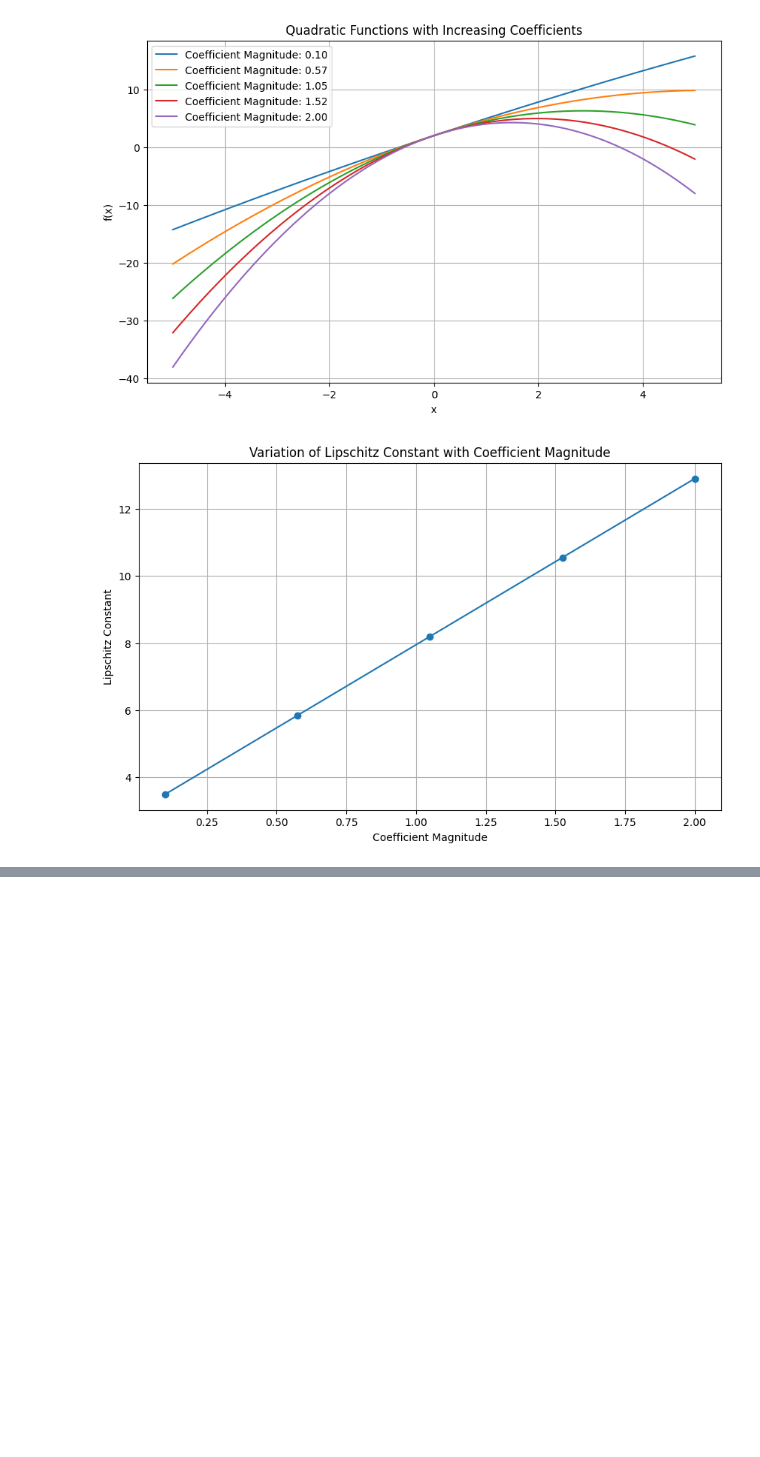
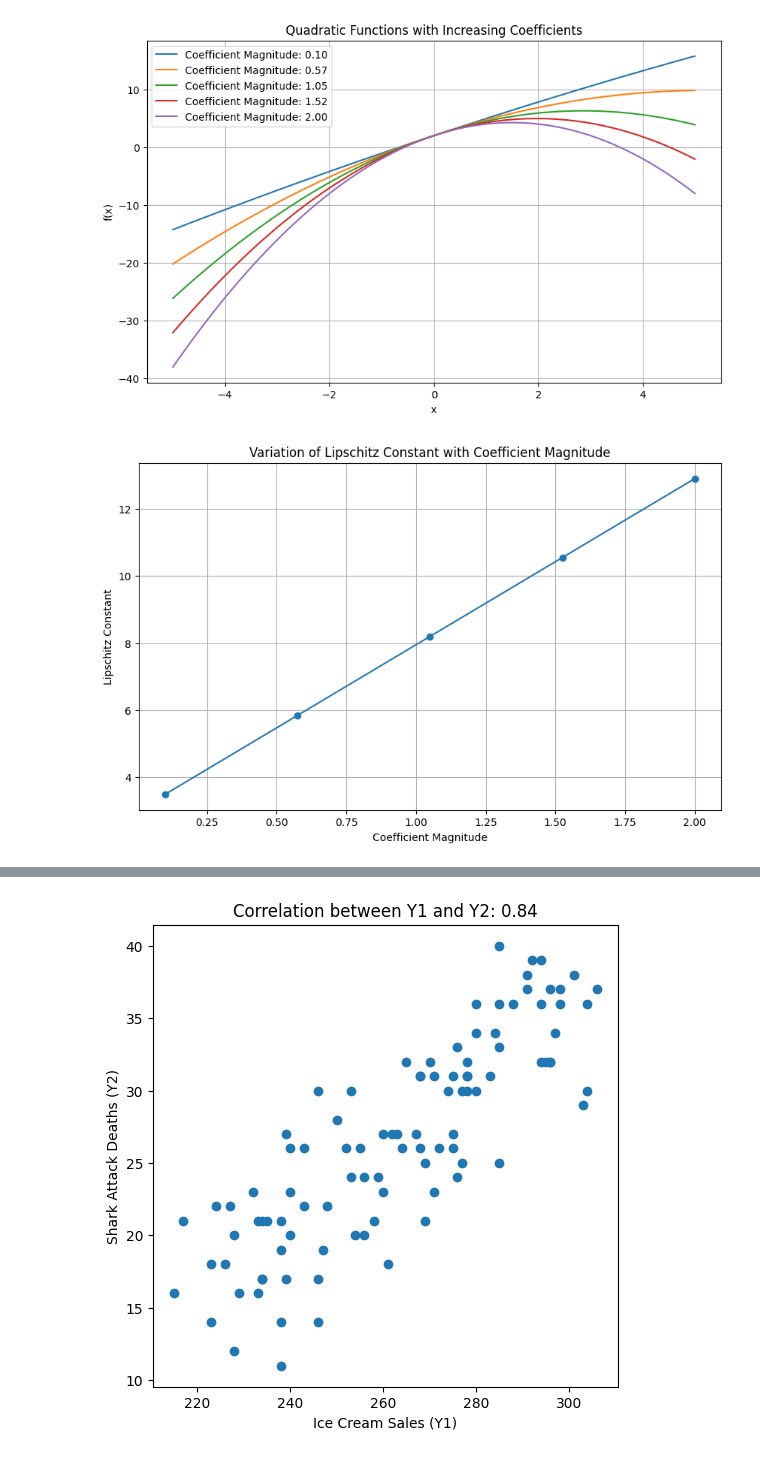
Before and after one commit to pmrai/gpt_share, a Jupyter notebook: test.ipynb, the cells around one changed output, grey strips where cells are left out. Cells and saved outputs as stored; diff of their text form; code cells hidden in the pictures; blank space fills up the shorter version.

```diff
--- a/test.ipynb
+++ b/test.ipynb
@@ -1908,0 +1954,100 @@ y_pred = pipeline.predict(X_test)  # Use your custom predictor for predictions
+# %%
+import pandas as pd
+import numpy as np
+import random
+import statsmodels.api as sm
+import matplotlib.pyplot as plt
+
+# Set a random seed for reproducibility
+random.seed(42)
+
+# Define the number of data points for the summer months
+n = 100
+
+# Generate synthetic data for temperature (X) during the summer
+X = np.random.uniform(70, 100, n)  # Random temperatures between 70°F and 100°F
+
+# Generate synthetic data for ice cream sales (Y1)
+Y1 = np.round(50 + 2.5 * X + np.random.normal(0, 10, n))  # Y1 depends on X with some noise
+
+# Generate synthetic data for shark attack deaths (Y2)
+Y2 = np.round(2 + 0.7 * (X-50) + np.random.normal(0, 3, n))  # Y2 depends on X with some noise
+
+correlation = np.corrcoef(Y1, Y2)[0, 1]
+
+plt.figure(figsize=(6, 6))
+
+plt.scatter(Y1, Y2)
+plt.xlabel("Ice Cream Sales (Y1)")
+plt.ylabel("Shark Attack Deaths (Y2)")
+plt.title(f"Correlation between Y1 and Y2: {correlation:.2f}")
+plt.show()
+
+plt.tight_layout()
+plt.show()
+
+print(f"Correlation between Y1 and Y2: {correlation:.2f}")
+
+# Create a DataFrame to use for regression
+data = pd.DataFrame({'Temperature': X, 'IceCreamSales': Y1, 'SharkAttackDeaths': Y2})
+
+# Run multiple regression
+X_mult = data[['Temperature', 'IceCreamSales']]
+X_mult = sm.add_constant(X_mult)  # Add a constant term for the intercept
+model_mult = sm.OLS(data['SharkAttackDeaths'], X_mult).fit()
+
+# Print regression results
+print(model_mult.summary())
+
+# Run regression to predict Y1 from X and get residuals (R1)
+X_with_const = sm.add_constant(X)  # Add a constant term for the intercept
+model_Y1 = sm.OLS(Y1, X_with_const).fit()
+R1 = model_Y1.resid
+
+# Run regression to predict Y2 from X and get residuals (R2)
+model_Y2 = sm.OLS(Y2, X_with_const).fit()
+R2 = model_Y2.resid
+
+# Calculate the correlation between R1 and R2
+correlation = np.corrcoef(R1, R2)[0, 1]
+
+# Plot the data points and regression curves
+plt.figure(figsize=(12, 6))
+
+# Plot data points for Y1 and the regression line
+plt.subplot(1, 2, 1)
+plt.scatter(X, Y1, label='Data')
+plt.plot(X, model_Y1.predict(X_with_const), color='red', label='Regression Line')
+plt.xlabel("Temperature (X)")
+plt.ylabel("Ice Cream Sales (Y1)")
+plt.title("Regression for Ice Cream Sales (Y1)")
+plt.legend()
+
+# Plot data points for Y2 and the regression line
+plt.subplot(1, 2, 2)
+plt.scatter(X, Y2, label='Data')
+plt.plot(X, model_Y2.predict(X_with_const), color='red', label='Regression Line')
+plt.xlabel("Temperature (X)")
+plt.ylabel("Shark Attack Deaths (Y2)")
+plt.title("Regression for Shark Attack Deaths (Y2)")
+plt.legend()
+
+
+plt.tight_layout()
+plt.show()
+
+# Scatter plot of residuals
+plt.figure(figsize=(6, 6))
+
+plt.scatter(R1, R2)
+plt.xlabel("Residuals for Ice Cream Sales (R1)")
+plt.ylabel("Residuals for Shark Attack Deaths (R2)")
+plt.title(f"Correlation between R1 and R2: {correlation:.2f}")
+plt.show()
+
+plt.tight_layout()
+plt.show()
+
+print(f"Correlation between R1 and R2: {correlation:.2f}")
+# %% [output]
+[figure, added]
```
Also changed, not shown: parts of 7 cells of this notebook.
